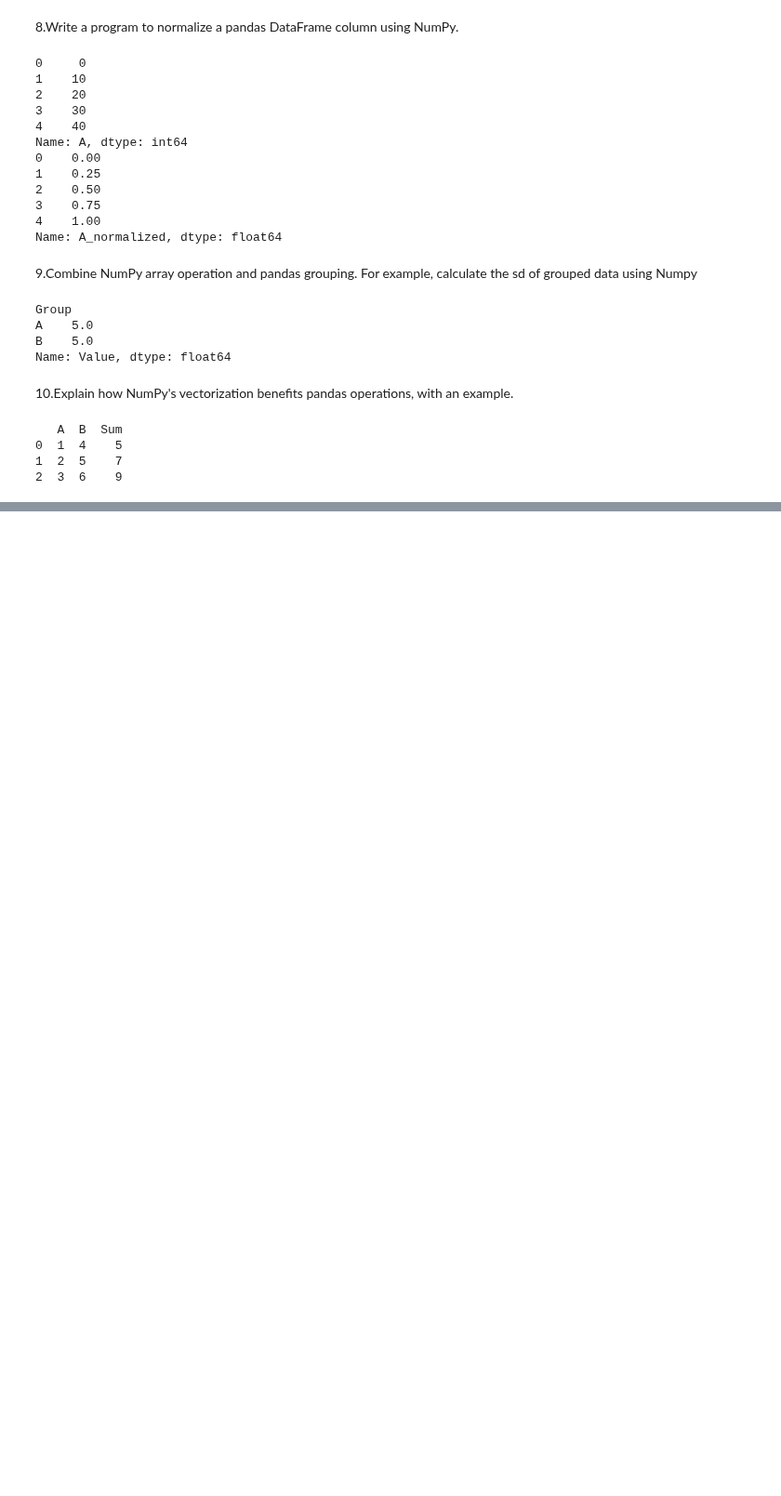
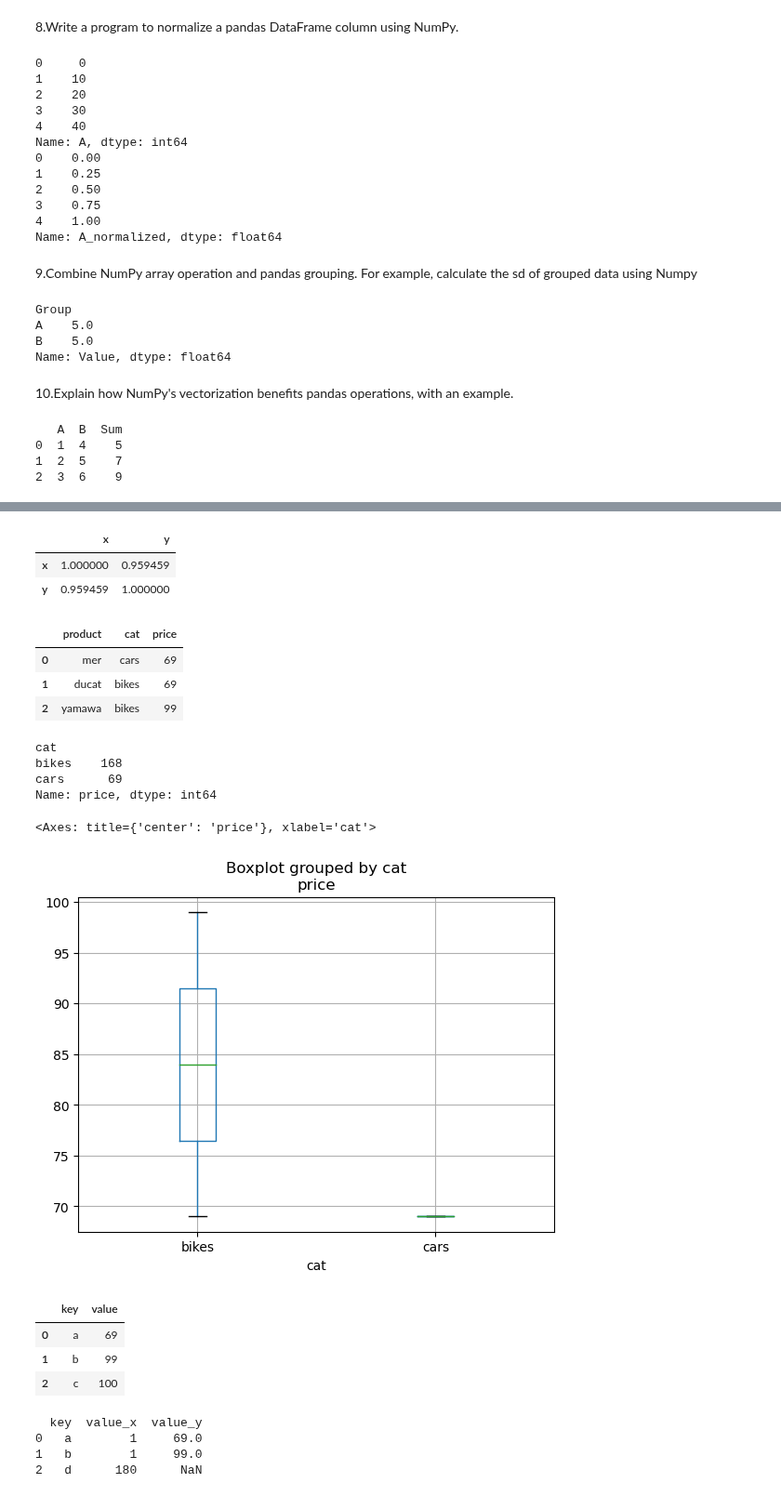
Before and after one commit to IamNotHim24/yaxam-lul, a Jupyter notebook: lalilalo/Yaxam.ipynb, the cells around one changed output, grey strips where cells are left out. Shown at 93% size. Saved outputs shown, nothing was run; the diff lists cells and outputs as text; code cells hidden in the pictures; blank space fills up the shorter version.

```diff
--- a/lalilalo/Yaxam.ipynb
+++ b/lalilalo/Yaxam.ipynb
@@ -680,0 +951,47 @@ plt.show()
+# %%
+df[['x','y']].corr()
+# %% [output]
+|  | x | y |
+| x | 1.000000 | 0.959459 |
+| y | 0.959459 | 1.000000 |
+# %%
+data = [{'product':'mer','cat':'cars','price':69},
+        {'product':'ducat','cat':'bikes','price':69},
+        {'product':'yamawa','cat':'bikes','price':99}]
+df = pd.DataFrame(data)
+df
+# %% [output]
+|  | product | cat | price |
+| 0 | mer | cars | 69 |
+| 1 | ducat | bikes | 69 |
+| 2 | yamawa | bikes | 99 |
+# %%
+gd = df.groupby('cat')['price'].sum()
+gd
+# %% [output]
+cat
+bikes    168
+cars      69
+Name: price, dtype: int64
+# %%
+df.boxplot(column='price',by='cat')
+# %% [output]
+<Axes: title={'center': 'price'}, xlabel='cat'>
+[figure, added]
+# %%
+df1 = pd.DataFrame({'key':['a','b','d'],'value':[1,1,180]})
+df2 = pd.DataFrame({'key':['a','b','c'],'value':[69,99,100]})
+df2
+# %% [output]
+|  | key | value |
+| 0 | a | 69 |
+| 1 | b | 99 |
+| 2 | c | 100 |
+# %%
+merger = pd.merge(df1,df2,on='key',how='left')
+print(merger)
+# %% [output]
+  key  value_x  value_y
+0   a        1     69.0
+1   b        1     99.0
+2   d      180      NaN
```
Also changed, not shown: parts of 109 cells of this notebook, 1 other file.
